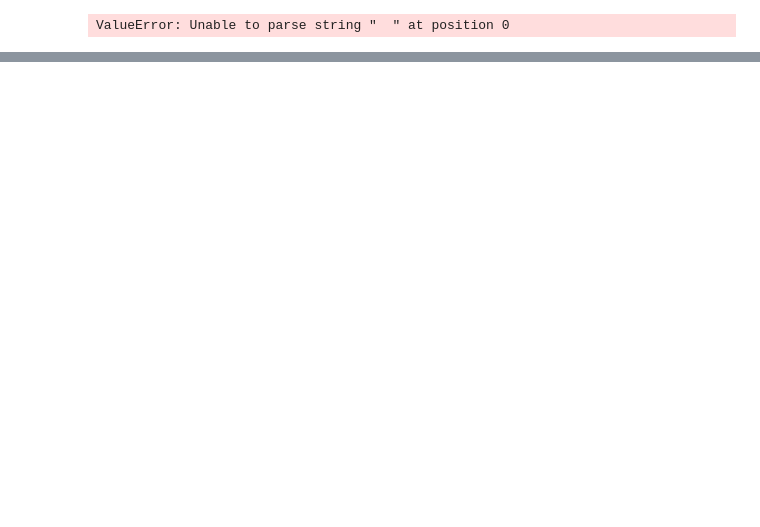
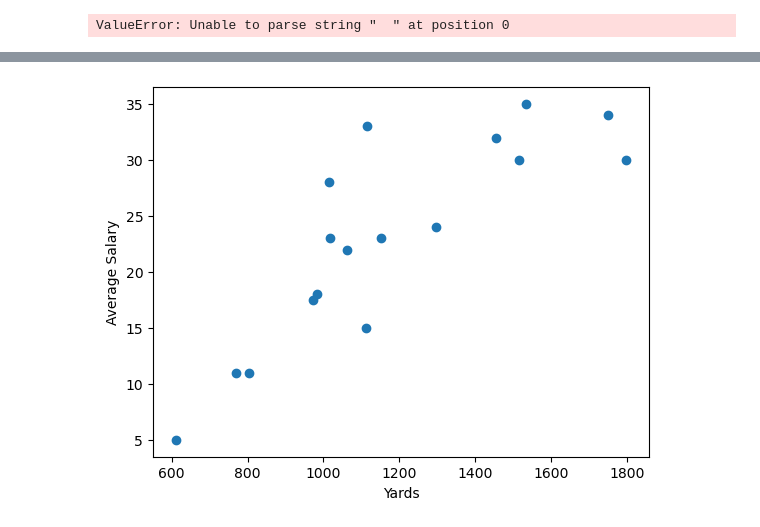
Before and after one commit to willvernon/NFL_predicts, a Jupyter notebook: player_contracts/Linear_regression.ipynb, the cells around one changed output, grey strips where cells are left out. Cells and saved outputs as stored; diff of their text form; code cells hidden in the pictures; blank space fills up the shorter version.

```diff
--- a/player_contracts/Linear_regression.ipynb
+++ b/player_contracts/Linear_regression.ipynb
@@ -53,0 +240,9 @@ plt.show()
+# %%
+import matplotlib.pyplot as plt
+
+plt.scatter(data["yds"], data["avg-sal"])
+plt.xlabel("Yards")
+plt.ylabel("Average Salary")
+plt.show()
+# %% [output]
+[figure, added]
```
Also changed, not shown: parts of 8 cells of this notebook.
